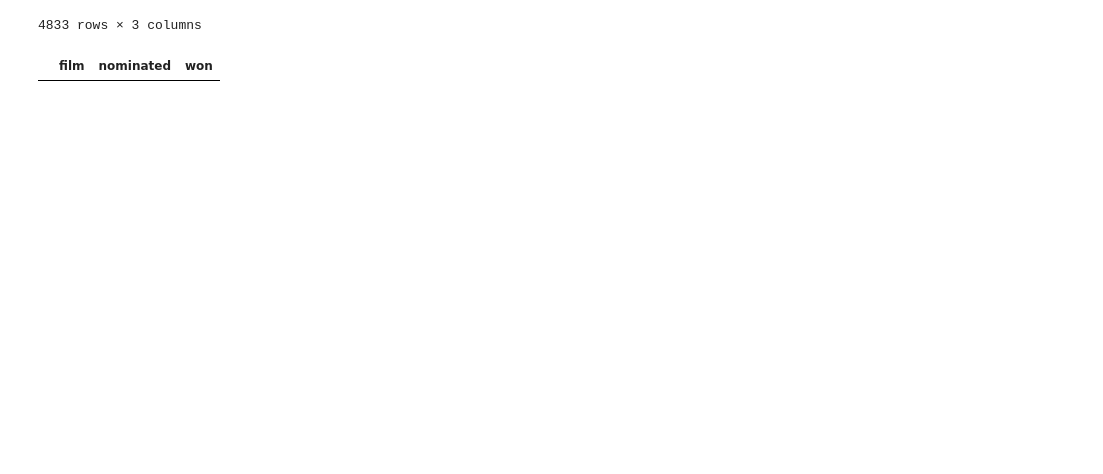
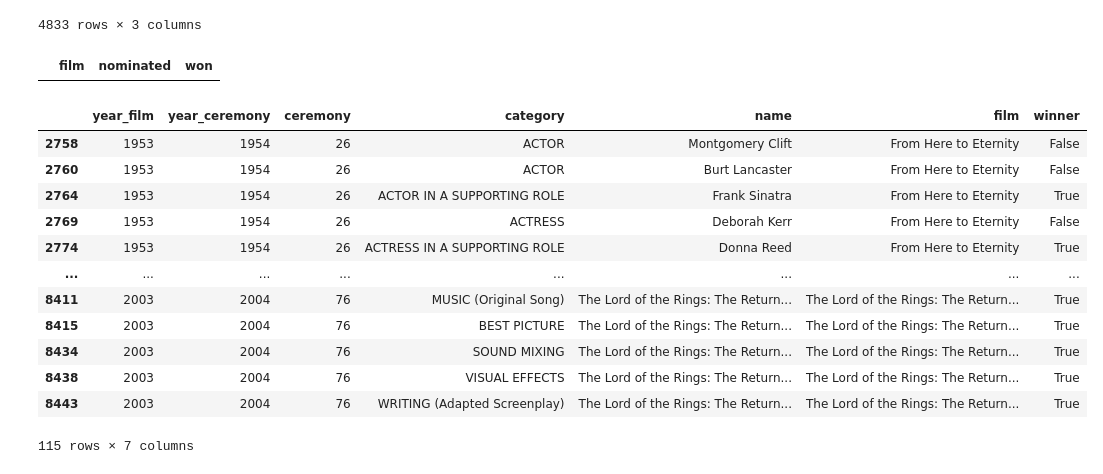
Before and after one commit to bryantkhoo/oscar-vis, a Jupyter notebook: notebooks/Exploration_Oscars.ipynb, the cells around one changed output. Cells and saved outputs as stored; diff of their text form; code cells hidden in the pictures; blank space fills up the shorter version.

```diff
--- a/notebooks/Exploration_Oscars.ipynb
+++ b/notebooks/Exploration_Oscars.ipynb
@@ -162,3 +173,23 @@ df1 = merged_df[merged_df.isna().any(axis=1)]
 df1
 # %% [output]
 |  | film | nominated | won |
+# %%
+# getting all fields just for top 10
+top_10_awarded_df = oscar_df[oscar_df['film'].isin(top_10_awarded)]
+top_10_nominated_df = oscar_df[oscar_df['film'].isin(top_10_nominated)]
+# %%
+top_10_awarded_df
+# %% [output]
+|  | year_film | year_ceremony | ceremony | category | name | film | winner |
+| 2758 | 1953 | 1954 | 26 | ACTOR | Montgomery Clift | From Here to Eternity | False |
+| 2760 | 1953 | 1954 | 26 | ACTOR | Burt Lancaster | From Here to Eternity | False |
+| 2764 | 1953 | 1954 | 26 | ACTOR IN A SUPPORTING ROLE | Frank Sinatra | From Here to Eternity | True |
+| 2769 | 1953 | 1954 | 26 | ACTRESS | Deborah Kerr | From Here to Eternity | False |
+| 2774 | 1953 | 1954 | 26 | ACTRESS IN A SUPPORTING ROLE | Donna Reed | From Here to Eternity | True |
+| ... | ... | ... | ... | ... | ... | ... | ... |
+| 8411 | 2003 | 2004 | 76 | MUSIC (Original Song) | The Lord of the Rings: The Return... | The Lord of the Rings: The Return... | True |
+| 8415 | 2003 | 2004 | 76 | BEST PICTURE | The Lord of the Rings: The Return... | The Lord of the Rings: The Return... | True |
+| 8434 | 2003 | 2004 | 76 | SOUND MIXING | The Lord of the Rings: The Return... | The Lord of the Rings: The Return... | True |
+| 8438 | 2003 | 2004 | 76 | VISUAL EFFECTS | The Lord of the Rings: The Return... | The Lord of the Rings: The Return... | True |
+| 8443 | 2003 | 2004 | 76 | WRITING (Adapted Screenplay) | The Lord of the Rings: The Return... | The Lord of the Rings: The Return... | True |
+115 rows × 7 columns
```
Also changed, not shown: parts of 26 cells of this notebook, 8 other files.
